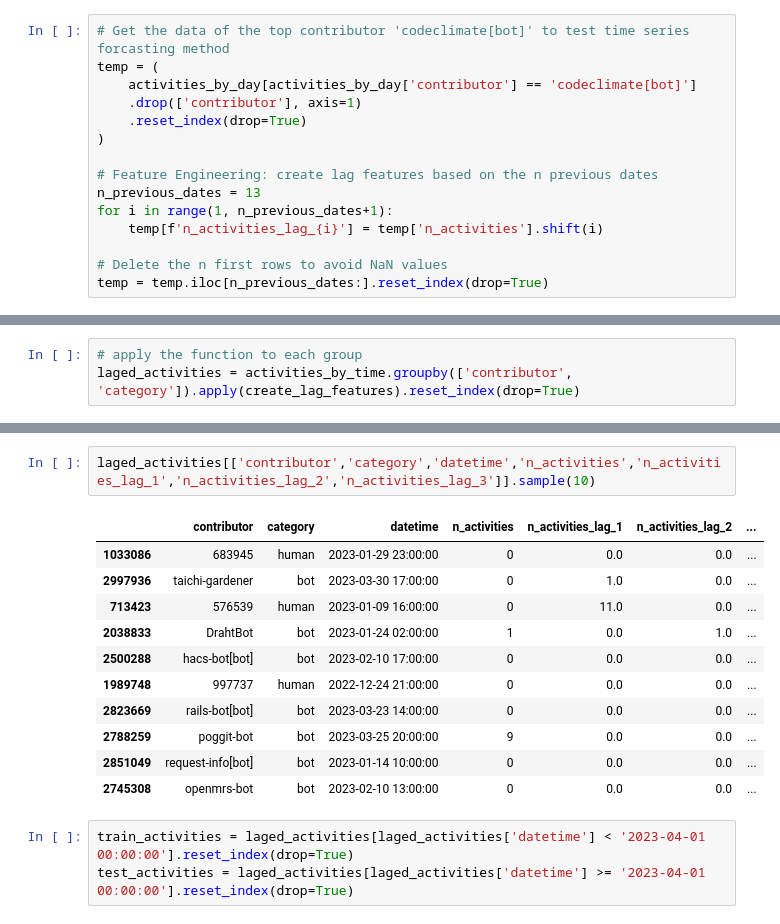
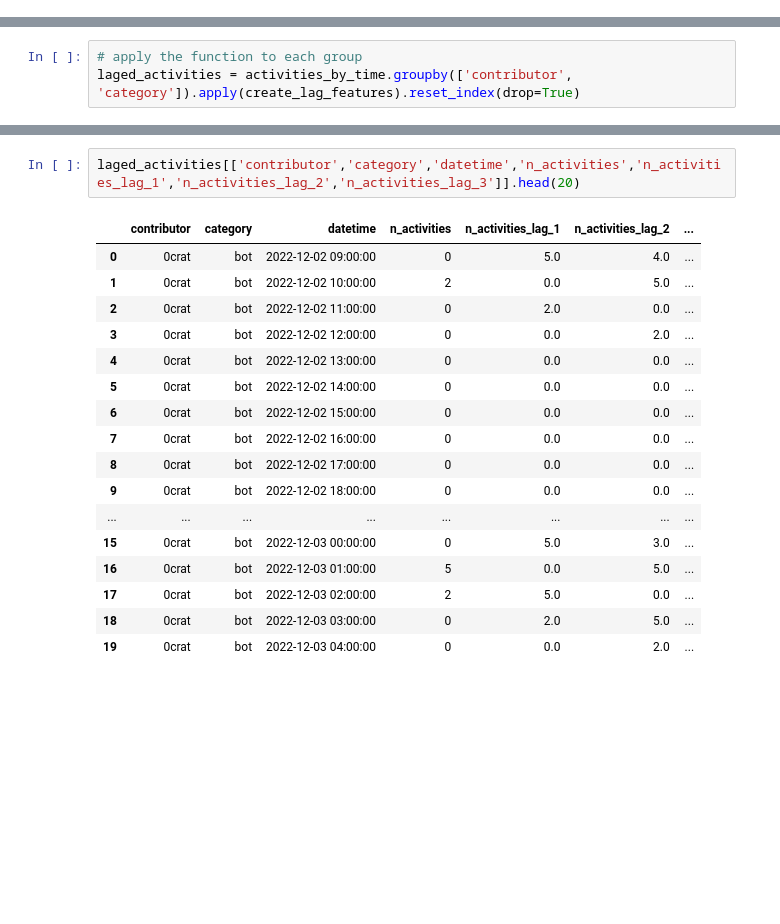
Before and after one commit to uhourri/GH-Bots-API, a Jupyter notebook: code/Models comparing.ipynb, the cells around one changed output, grey strips where cells are left out. Drawn from its saved outputs; the diff is of its cells as text; blank space fills up the shorter version.

```diff
--- a/code/Models comparing.ipynb
+++ b/code/Models comparing.ipynb
@@ -140,21 +128,6 @@ activities_by_time
 | 3290238 | zorro-bot[bot] | bot | 2023-04-15 15:00:00 | 0 |
 | 3290239 | zorro-bot[bot] | bot | 2023-04-15 16:00:00 | 0 |
 3290240 rows × 4 columns
-# %%
-# Get the data of the top contributor 'codeclimate[bot]' to test time series forcasting method
-temp = (
-    activities_by_day[activities_by_day['contributor'] == 'codeclimate[bot]']
-    .drop(['contributor'], axis=1)
-    .reset_index(drop=True)
-)
-
-# Feature Engineering: create lag features based on the n previous dates
-n_previous_dates = 13
-for i in range(1, n_previous_dates+1):
-    temp[f'n_activities_lag_{i}'] = temp['n_activities'].shift(i)
-
-# Delete the n first rows to avoid NaN values
-temp = temp.iloc[n_previous_dates:].reset_index(drop=True)
 # %%
 #  create lag features
 def create_lag_features(group):
@@ -178,17 +141,20 @@ laged_activities.head()
 # %%
-laged_activities[['contributor','category','datetime','n_activities','n_activities_lag_1','n_activities_lag_2','n_activities_lag_3']].sample(10)
+laged_activities[['contributor','category','datetime','n_activities','n_activities_lag_1','n_activities_lag_2','n_activities_lag_3']].head(20)
 # %% [output]
 |  | contributor | category | datetime | n_activities | n_activities_lag_1 | n_activities_lag_2 | ... |
-| 1033086 | 683945 | human | 2023-01-29 23:00:00 | 0 | 0.0 | 0.0 | ... |
-| 2997936 | taichi-gardener | bot | 2023-03-30 17:00:00 | 0 | 1.0 | 0.0 | ... |
-| 713423 | 576539 | human | 2023-01-09 16:00:00 | 0 | 11.0 | 0.0 | ... |
-| 2038833 | DrahtBot | bot | 2023-01-24 02:00:00 | 1 | 0.0 | 1.0 | ... |
-| 2500288 | hacs-bot[bot] | bot | 2023-02-10 17:00:00 | 0 | 0.0 | 0.0 | ... |
-| 1989748 | 997737 | human | 2022-12-24 21:00:00 | 0 | 0.0 | 0.0 | ... |
-| 2823669 | rails-bot[bot] | bot | 2023-03-23 14:00:00 | 0 | 0.0 | 0.0 | ... |
-| 2788259 | poggit-bot | bot | 2023-03-25 20:00:00 | 9 | 0.0 | 0.0 | ... |
-| 2851049 | request-info[bot] | bot | 2023-01-14 10:00:00 | 0 | 0.0 | 0.0 | ... |
-| 2745308 | openmrs-bot | bot | 2023-02-10 13:00:00 | 0 | 0.0 | 0.0 | ... |
+| 0 | 0crat | bot | 2022-12-02 09:00:00 | 0 | 5.0 | 4.0 | ... |
+| 1 | 0crat | bot | 2022-12-02 10:00:00 | 2 | 0.0 | 5.0 | ... |
+| 2 | 0crat | bot | 2022-12-02 11:00:00 | 0 | 2.0 | 0.0 | ... |
+| 3 | 0crat | bot | 2022-12-02 12:00:00 | 0 | 0.0 | 2.0 | ... |
+| 4 | 0crat | bot | 2022-12-02 13:00:00 | 0 | 0.0 | 0.0 | ... |
+| 5 | 0crat | bot | 2022-12-02 14:00:00 | 0 | 0.0 | 0.0 | ... |
+| 6 | 0crat | bot | 2022-12-02 15:00:00 | 0 | 0.0 | 0.0 | ... |
+| 7 | 0crat | bot | 2022-12-02 16:00:00 | 0 | 0.0 | 0.0 | ... |
+| 8 | 0crat | bot | 2022-12-02 17:00:00 | 0 | 0.0 | 0.0 | ... |
+| 9 | 0crat | bot | 2022-12-02 18:00:00 | 0 | 0.0 | 0.0 | ... |
+| ... | ... | ... | ... | ... | ... | ... | ... |
+| 15 | 0crat | bot | 2022-12-03 00:00:00 | 0 | 5.0 | 3.0 | ... |
+| 16 | 0crat | bot | 2022-12-03 01:00:00 | 5 | 0.0 | 5.0 | ... |
+| 17 | 0crat | bot | 2022-12-03 02:00:00 | 2 | 5.0 | 0.0 | ... |
+| 18 | 0crat | bot | 2022-12-03 03:00:00 | 0 | 2.0 | 5.0 | ... |
+| 19 | 0crat | bot | 2022-12-03 04:00:00 | 0 | 0.0 | 2.0 | ... |
-# %%
-train_activities = laged_activities[laged_activities['datetime'] < '2023-04-01 00:00:00'].reset_index(drop=True)
-test_activities = laged_activities[laged_activities['datetime'] >= '2023-04-01 00:00:00'].reset_index(drop=True)
```
Also changed, not shown: parts of 13 cells of this notebook.
